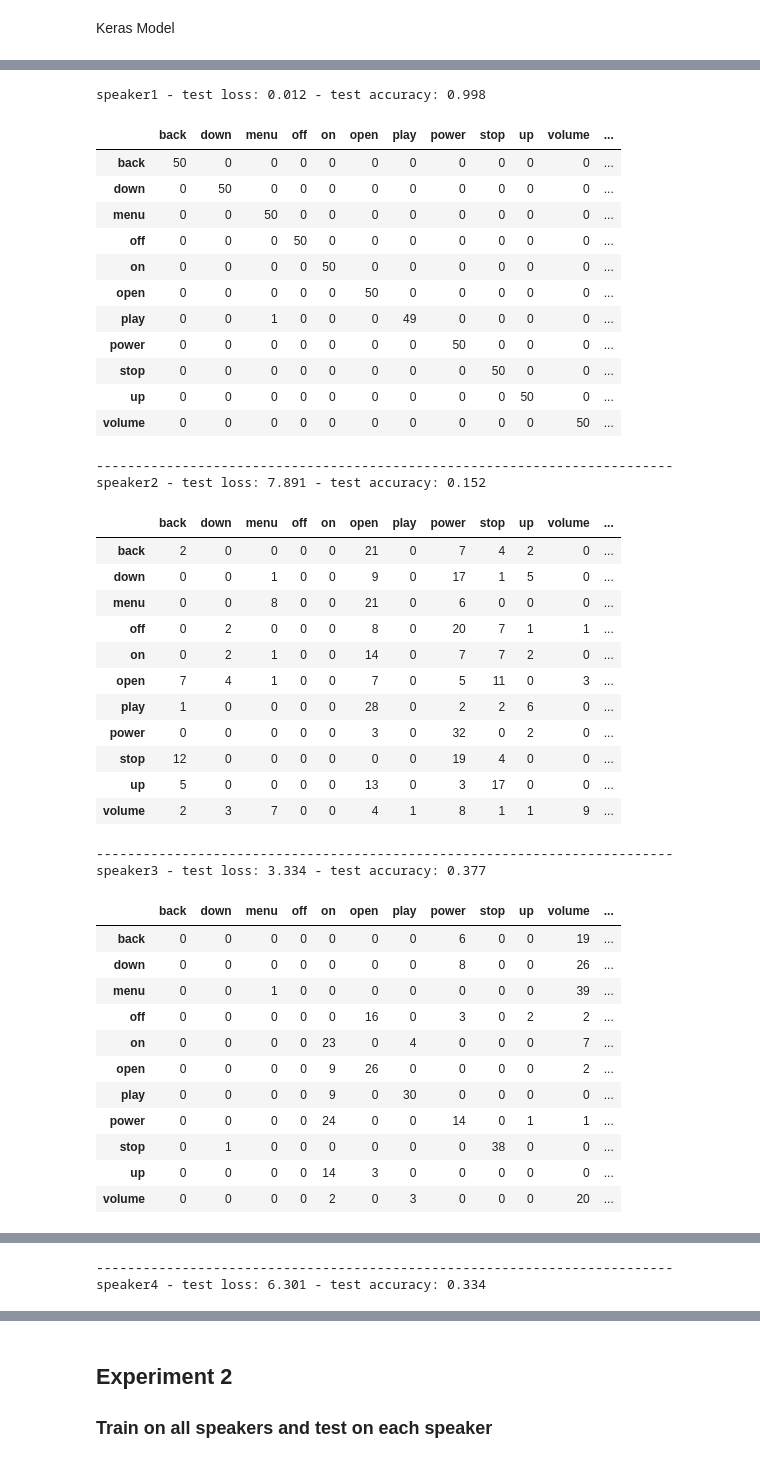
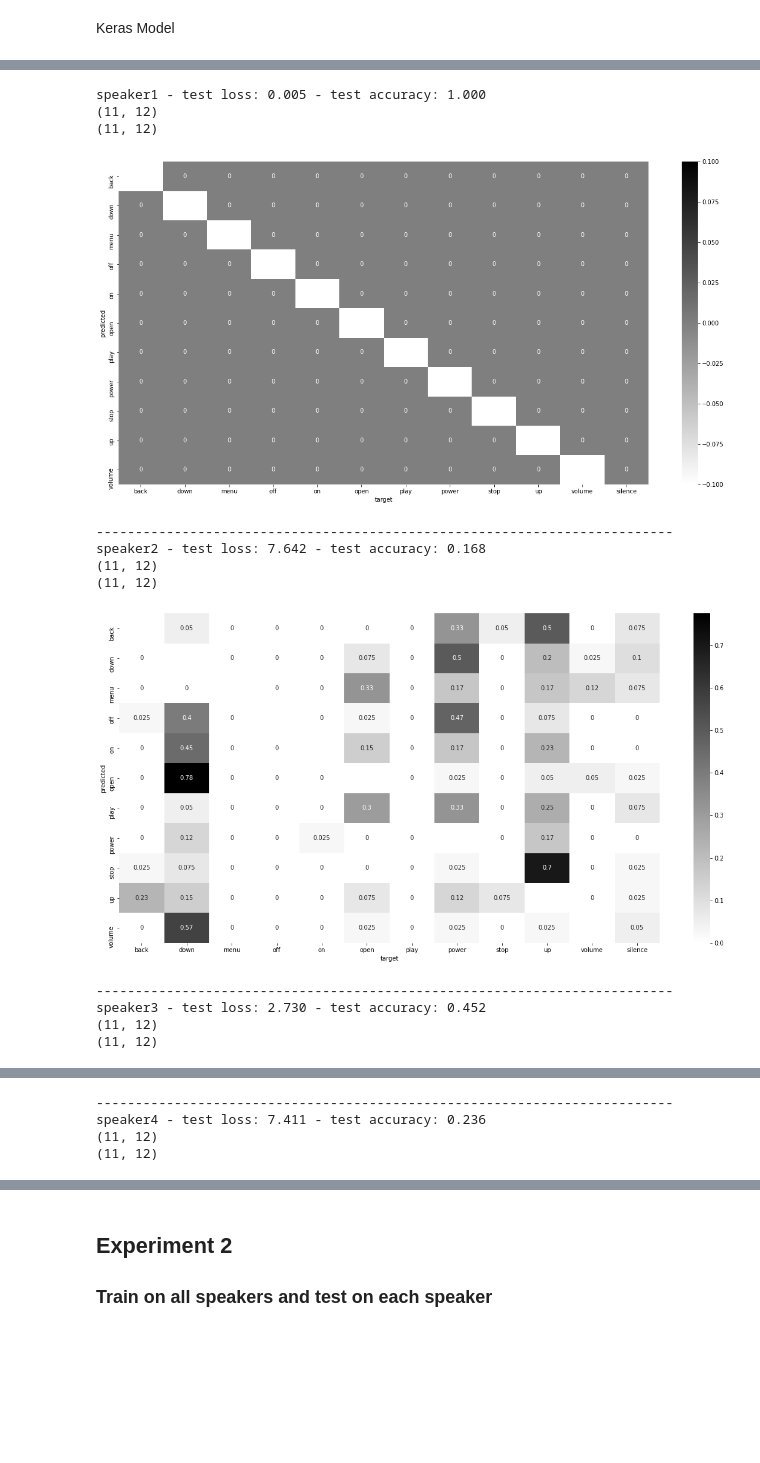
Before and after one commit to polotent/boxy, a Jupyter notebook: boxy.ipynb, the cells around one changed output, grey strips where cells are left out. Drawn from its saved outputs; the diff is of its cells as text; code cells hidden in the pictures; blank space fills up the shorter version.

Commit message:
Added seaborn lib, remade confusion matrix using seaborn.
Added plotting function for plotting seaborn
generated picture.

Rewrote get_confusion_matrix. Now it returns
DataFrame object.

```diff
--- a/boxy.ipynb
+++ b/boxy.ipynb
@@ -81,52 +84,22 @@ Epoch 00035: early stopping
 # %%
 for speaker in all_speakers:
     test_loss, test_accuracy = model.evaluate(dataset[speaker]['data'], dataset[speaker]['labels'], verbose=0)
     print(f"{speaker} - test loss: {test_loss:0.3f} - test accuracy: {test_accuracy:0.3f}")
 
-    confusion_matrix = hp.get_confusion_matrix(dataset[speaker]['labels'], model.predict(dataset[speaker]['data']), len(nums), threshold=0.5)
-    df = pd.DataFrame(data=confusion_matrix.numpy(), columns=hp.get_commands_list_with_silence(nums), index=hp.get_commands_list_with_silence(nums))
-    df.drop(df.tail(1).index,inplace=True)
-    display(df)
+    confusion_matrix = hp.get_confusion_matrix(dataset[speaker]['labels'], model.predict(dataset[speaker]['data']), nums, threshold=0.5)
+    hp.plot_confusion_matrix(confusion_matrix)
     print('-'*74)
 # %% [output]
-speaker1 - test loss: 0.012 - test accuracy: 0.998
+speaker1 - test loss: 0.005 - test accuracy: 1.000
+(11, 12)
+(11, 12)
-|  | back | down | menu | off | on | open | play | power | stop | up | volume | ... |
-| back | 50 | 0 | 0 | 0 | 0 | 0 | 0 | 0 | 0 | 0 | 0 | ... |
-| down | 0 | 50 | 0 | 0 | 0 | 0 | 0 | 0 | 0 | 0 | 0 | ... |
-| menu | 0 | 0 | 50 | 0 | 0 | 0 | 0 | 0 | 0 | 0 | 0 | ... |
-| off | 0 | 0 | 0 | 50 | 0 | 0 | 0 | 0 | 0 | 0 | 0 | ... |
-| on | 0 | 0 | 0 | 0 | 50 | 0 | 0 | 0 | 0 | 0 | 0 | ... |
-| open | 0 | 0 | 0 | 0 | 0 | 50 | 0 | 0 | 0 | 0 | 0 | ... |
-| play | 0 | 0 | 1 | 0 | 0 | 0 | 49 | 0 | 0 | 0 | 0 | ... |
-| power | 0 | 0 | 0 | 0 | 0 | 0 | 0 | 50 | 0 | 0 | 0 | ... |
-| stop | 0 | 0 | 0 | 0 | 0 | 0 | 0 | 0 | 50 | 0 | 0 | ... |
-| up | 0 | 0 | 0 | 0 | 0 | 0 | 0 | 0 | 0 | 50 | 0 | ... |
-| volume | 0 | 0 | 0 | 0 | 0 | 0 | 0 | 0 | 0 | 0 | 50 | ... |
+[figure, added]
 --------------------------------------------------------------------------
-speaker2 - test loss: 7.891 - test accuracy: 0.152
+speaker2 - test loss: 7.642 - test accuracy: 0.168
+(11, 12)
+(11, 12)
-|  | back | down | menu | off | on | open | play | power | stop | up | volume | ... |
-| back | 2 | 0 | 0 | 0 | 0 | 21 | 0 | 7 | 4 | 2 | 0 | ... |
-| down | 0 | 0 | 1 | 0 | 0 | 9 | 0 | 17 | 1 | 5 | 0 | ... |
-| menu | 0 | 0 | 8 | 0 | 0 | 21 | 0 | 6 | 0 | 0 | 0 | ... |
-| off | 0 | 2 | 0 | 0 | 0 | 8 | 0 | 20 | 7 | 1 | 1 | ... |
-| on | 0 | 2 | 1 | 0 | 0 | 14 | 0 | 7 | 7 | 2 | 0 | ... |
-| open | 7 | 4 | 1 | 0 | 0 | 7 | 0 | 5 | 11 | 0 | 3 | ... |
-| play | 1 | 0 | 0 | 0 | 0 | 28 | 0 | 2 | 2 | 6 | 0 | ... |
-| power | 0 | 0 | 0 | 0 | 0 | 3 | 0 | 32 | 0 | 2 | 0 | ... |
-| stop | 12 | 0 | 0 | 0 | 0 | 0 | 0 | 19 | 4 | 0 | 0 | ... |
-| up | 5 | 0 | 0 | 0 | 0 | 13 | 0 | 3 | 17 | 0 | 0 | ... |
-| volume | 2 | 3 | 7 | 0 | 0 | 4 | 1 | 8 | 1 | 1 | 9 | ... |
+[figure, added]
 --------------------------------------------------------------------------
-speaker3 - test loss: 3.334 - test accuracy: 0.377
+speaker3 - test loss: 2.730 - test accuracy: 0.452
+(11, 12)
+(11, 12)
-|  | back | down | menu | off | on | open | play | power | stop | up | volume | ... |
-| back | 0 | 0 | 0 | 0 | 0 | 0 | 0 | 6 | 0 | 0 | 19 | ... |
-| down | 0 | 0 | 0 | 0 | 0 | 0 | 0 | 8 | 0 | 0 | 26 | ... |
-| menu | 0 | 0 | 1 | 0 | 0 | 0 | 0 | 0 | 0 | 0 | 39 | ... |
-| off | 0 | 0 | 0 | 0 | 0 | 16 | 0 | 3 | 0 | 2 | 2 | ... |
-| on | 0 | 0 | 0 | 0 | 23 | 0 | 4 | 0 | 0 | 0 | 7 | ... |
-| open | 0 | 0 | 0 | 0 | 9 | 26 | 0 | 0 | 0 | 0 | 2 | ... |
-| play | 0 | 0 | 0 | 0 | 9 | 0 | 30 | 0 | 0 | 0 | 0 | ... |
-| power | 0 | 0 | 0 | 0 | 24 | 0 | 0 | 14 | 0 | 1 | 1 | ... |
-| stop | 0 | 1 | 0 | 0 | 0 | 0 | 0 | 0 | 38 | 0 | 0 | ... |
-| up | 0 | 0 | 0 | 0 | 14 | 3 | 0 | 0 | 0 | 0 | 0 | ... |
-| volume | 0 | 0 | 0 | 0 | 2 | 0 | 3 | 0 | 0 | 0 | 20 | ... |
@@ -133,2 +107,4 @@ speaker3 - test loss: 3.334 - test accuracy: 0.377
 --------------------------------------------------------------------------
-speaker4 - test loss: 6.301 - test accuracy: 0.334
+speaker4 - test loss: 7.411 - test accuracy: 0.236
+(11, 12)
+(11, 12)
```
Also changed, not shown: parts of 6 cells of this notebook, 10 other files.
